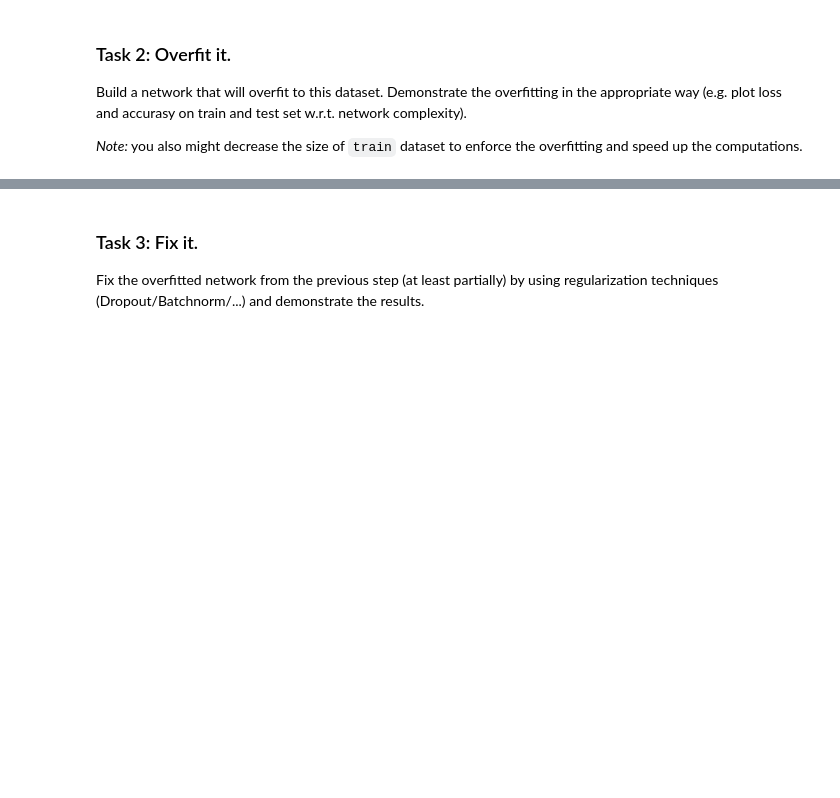
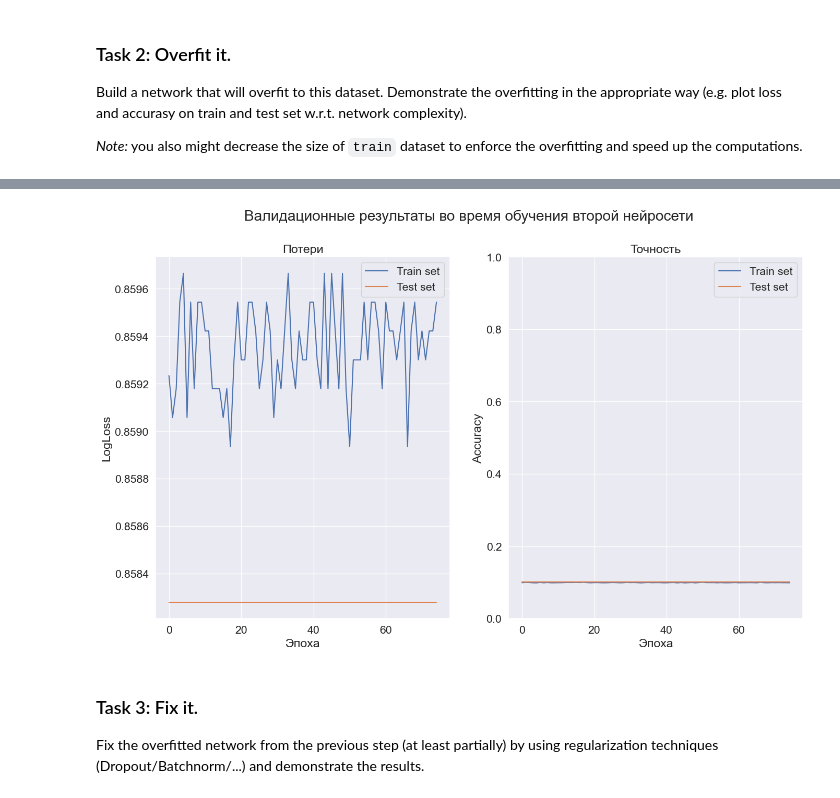
Before and after one commit to JulesIMF/ml-course, a Jupyter notebook: homeworks/lab02_deep_learning/Lab2_DL_part2_overfitting.ipynb, the cells around one changed output, grey strips where cells are left out. Cells and saved outputs as stored; diff of their text form; code cells hidden in the pictures; blank space fills up the shorter version.

```diff
--- a/homeworks/lab02_deep_learning/Lab2_DL_part2_overfitting.ipynb
+++ b/homeworks/lab02_deep_learning/Lab2_DL_part2_overfitting.ipynb
@@ -242,15 +311,25 @@ Build a network that will overfit to this dataset. Demonstrate the overfitting i
 *Note:* you also might decrease the size of `train` dataset to enforce the overfitting and speed up the computations.
 # %%
 class OverfittingNeuralNetwork(nn.Module):
-    def __init__(self, input_shape=28*28, num_classes=10, input_channels=1):
+    def __init__(self, input_shape=28 * 28, num_classes=10, input_channels=1):
         super(self.__class__, self).__init__()
         self.model = nn.Sequential(
-            nn.Flatten(), # This layer converts image into a vector to use Linear layers afterwards
-            # Your network structure comes here
-            nn.Linear(input_shape, num_classes)
+            nn.Flatten(),
+            nn.Linear(input_shape, 1500),
+            nn.ReLU(),
+            # Регуляризация не нужна
+            nn.Linear(1500, 1000), # Больше непонятных нейронов!!
+            nn.ReLU(),
+            # И здесь тоже регуляризация не нужна
+            nn.Linear(1000, 1500),  # Еще один слой
+            nn.ReLU(),
+            # Кому нужна регуляризация
+            nn.Linear(1500, num_classes),
+            nn.Softmax(dim=1)
         )
 
     def forward(self, inp):
         out = self.model(inp)
+        return out
 # %%
 torchsummary.summary(OverfittingNeuralNetwork().to(device), (28*28,))
@@ -262,0 +354,10 @@ loss_func = # YOUR CODE HERE
+# %%
+overfit_net = OverfittingNeuralNetwork().to(device)
+optimizer = torch.optim.Adam(overfit_net.parameters(), lr=1e-3)
+criterion = nn.CrossEntropyLoss()
+n_epoch = 30
+
+time_overfit, train_loss_overfit, train_acc_overfit, test_loss_overfit, test_acc_overfit = \
+    train(overfit_net, n_epoch, overfit_train_loader, test_loader, optimizer, criterion)
+
+print(f"\nTime elapsed: {round(time_overfit, 1)} s")
@@ -263,3 +367,8 @@ loss_func = # YOUR CODE HERE
+# %%
+build_plot("Валидационные результаты во время обучения второй нейросети",
+           train_loss_overfit, test_loss_overfit, train_acc_overfit, test_acc_overfit)
+# %% [output]
+[figure, added]
 # %% [markdown]
 ### Task 3: Fix it.
 Fix the overfitted network from the previous step (at least partially) by using regularization techniques (Dropout/Batchnorm/...) and demonstrate the results.
```
Also changed, not shown: parts of 15 cells of this notebook.
